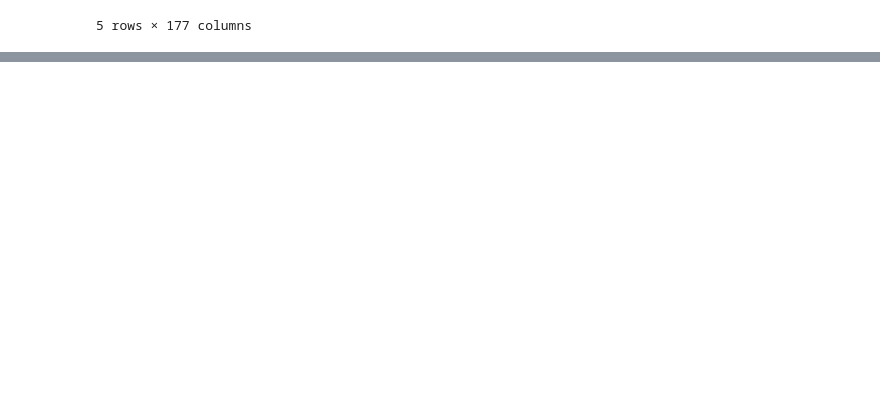
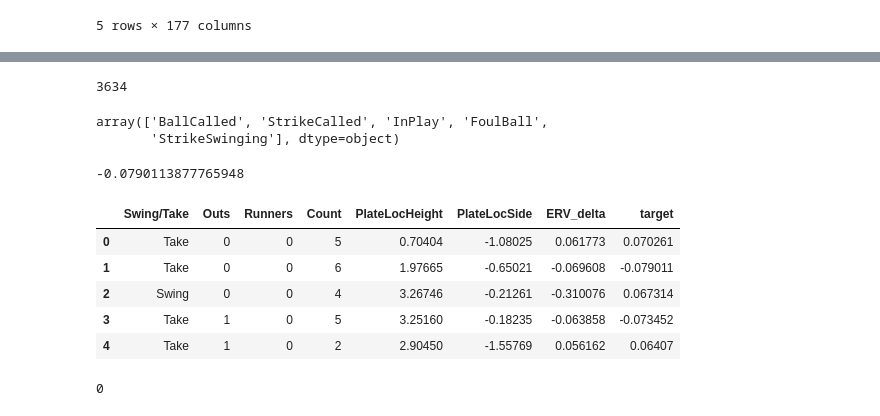
Before and after one commit to wesleyykim3/Swing-Decision-Model, a Jupyter notebook: DataProcessing.ipynb, the cells around one changed output, grey strips where cells are left out. Saved outputs shown, nothing was run; the diff lists cells and outputs as text; code cells hidden in the pictures; blank space fills up the shorter version.

```diff
--- a/DataProcessing.ipynb
+++ b/DataProcessing.ipynb
@@ -1300,0 +1305,41 @@ data_cleaned.to_csv('data_cleaned.csv', index=False)
+# %%
+data['PitchCall'][data['PitchCall']=='HitByPitch'].count()
+# %% [output]
+3634
+# %%
+data['PitchCall_adj'] = data['PitchCall']
+balls = ['BallinDirt', 'BallIntentional', 'HitByPitch'] # try with and without hit by pitch
+data.loc[data['PitchCall_adj'].isin(balls), 'PitchCall_adj'] = 'BallCalled'
+
+outcomes = ['BallCalled', 'StrikeCalled', 'InPlay', 'FoulBall', 'StrikeSwinging']
+data = data[data['PitchCall_adj'].isin(outcomes)]
+# %%
+data['PitchCall_adj'].unique()
+# %% [output]
+array(['BallCalled', 'StrikeCalled', 'InPlay', 'FoulBall',
+       'StrikeSwinging'], dtype=object)
+# %%
+data.loc[:, 'target'] = data.groupby(['count_code', 'PitchCall_adj'])['ERV_delta'].transform('mean')
+# %%
+np.mean(data['ERV_delta'][(data['count_code']==6) & (data['PitchCall']=='StrikeCalled')])
+# %% [output]
+-0.0790113877765948
+# %%
+# Cleaned data ready for machine learning
+data_cleaned = data[['Swing/Take', 'Outs', 'runners_code', 'count_code', 'PlateLocHeight', 'PlateLocSide', 'ERV_delta', 'target']].copy()
+colnames = data_cleaned.columns.tolist()
+colnames[2] = 'Runners'
+colnames[3] = 'Count'
+data_cleaned.columns = colnames
+data_cleaned.head()
+# %% [output]
+|  | Swing/Take | Outs | Runners | Count | PlateLocHeight | PlateLocSide | ERV_delta | target |
+| 0 | Take | 0 | 0 | 5 | 0.70404 | -1.08025 | 0.061773 | 0.070261 |
+| 1 | Take | 0 | 0 | 6 | 1.97665 | -0.65021 | -0.069608 | -0.079011 |
+| 2 | Swing | 0 | 0 | 4 | 3.26746 | -0.21261 | -0.310076 | 0.067314 |
+| 3 | Take | 1 | 0 | 5 | 3.25160 | -0.18235 | -0.063858 | -0.073452 |
+| 4 | Take | 1 | 0 | 2 | 2.90450 | -1.55769 | 0.056162 | 0.06407 |
+# %%
+data_cleaned['target'].isnull().sum()
+# %% [output]
+0
```
Also changed, not shown: parts of 10 cells of this notebook.
